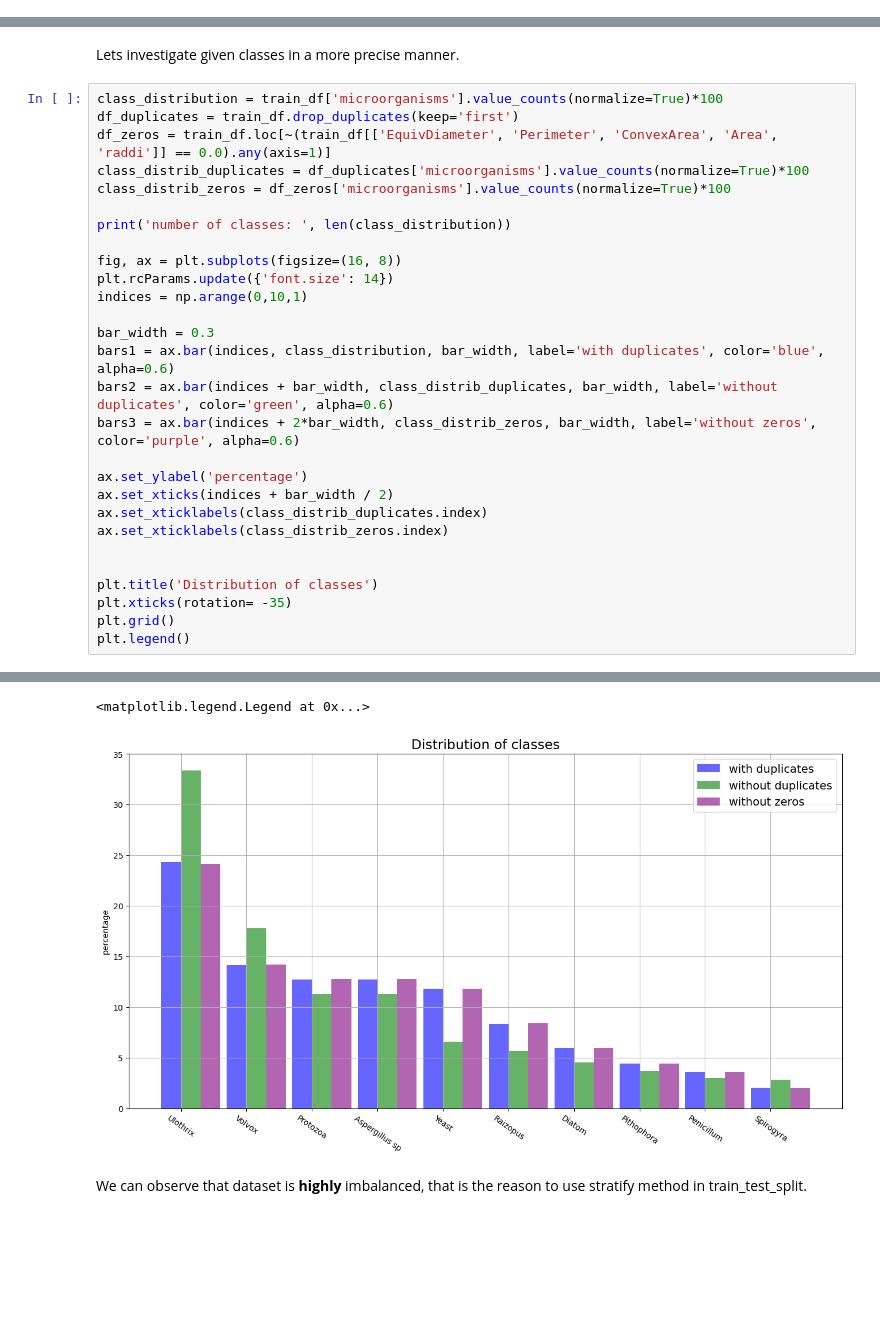
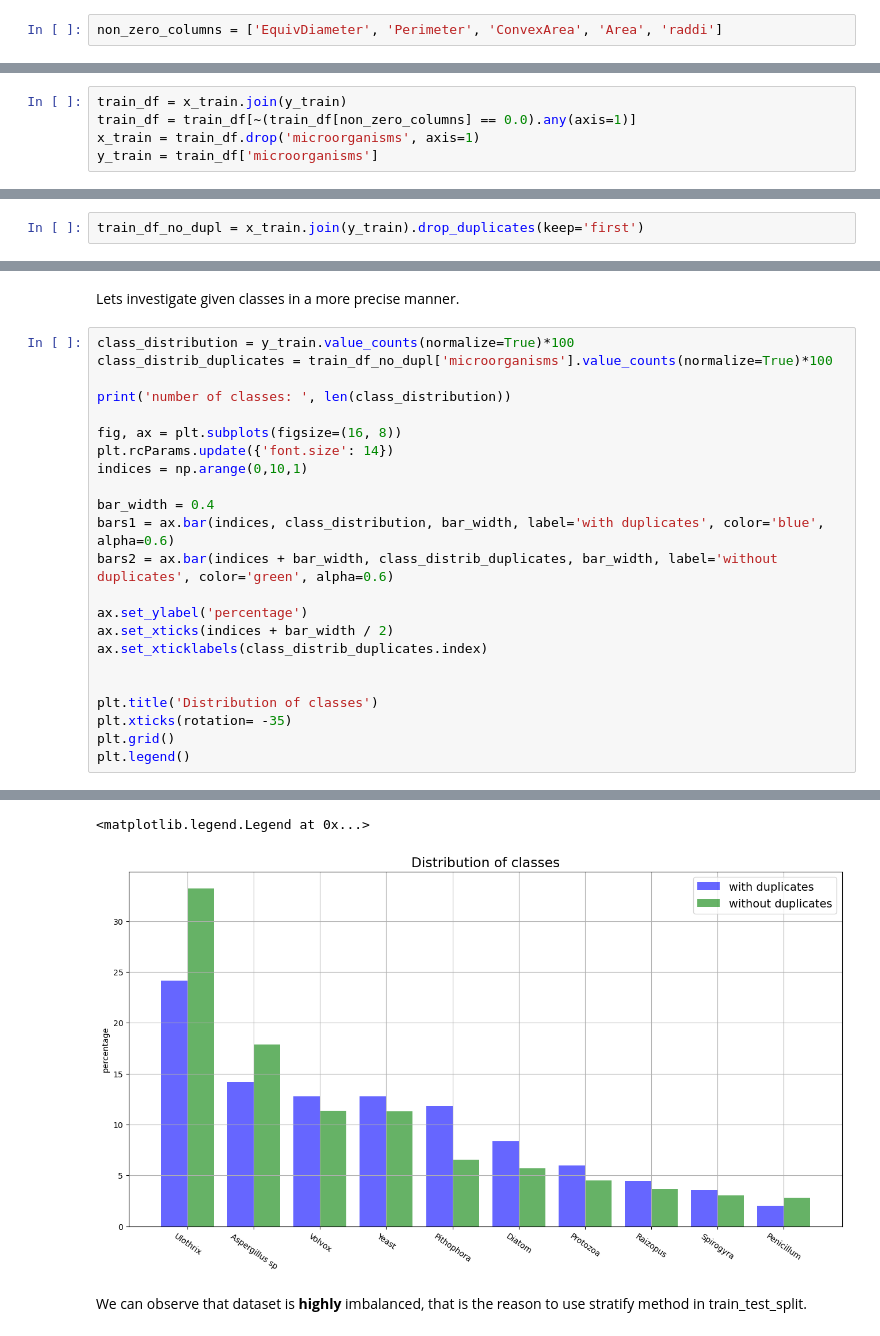
Before and after one commit to dabokva/ProjectML, a Jupyter notebook: finalDocumentation.ipynb, the cells around one changed output, grey strips where cells are left out. Drawn from its saved outputs; the diff is of its cells as text; blank space fills up the shorter version.

```diff
--- a/finalDocumentation.ipynb
+++ b/finalDocumentation.ipynb
@@ -102 +102,3 @@ number of zero values:  185
+# %%
+non_zero_columns = ['EquivDiameter', 'Perimeter', 'ConvexArea', 'Area', 'raddi']
 # %%
@@ -107,0 +110,5 @@ During the modelling we will try different options: with/without zeros.
+# %%
+train_df = x_train.join(y_train)
+train_df = train_df[~(train_df[non_zero_columns] == 0.0).any(axis=1)]
+x_train = train_df.drop('microorganisms', axis=1)
+y_train = train_df['microorganisms']
@@ -118,4 +138,6 @@ False     4776
 Name: count, dtype: int64
+# %%
+train_df_no_dupl = x_train.join(y_train).drop_duplicates(keep='first')
 # %% [markdown]
 During modelling we will try different versions of data set: with and without duplicates.
 # %% [markdown]
@@ -123,37 +145,32 @@ During modelling we will try different versions of data set: with and without du
 # %% [markdown]
 Lets investigate given classes in a more precise manner.
 # %%
-class_distribution = train_df['microorganisms'].value_counts(normalize=True)*100
-df_duplicates = train_df.drop_duplicates(keep='first')
-df_zeros = train_df.loc[~(train_df[['EquivDiameter', 'Perimeter', 'ConvexArea', 'Area', 'raddi']] == 0.0).any(axis=1)]
-class_distrib_duplicates = df_duplicates['microorganisms'].value_counts(normalize=True)*100
-class_distrib_zeros = df_zeros['microorganisms'].value_counts(normalize=True)*100
+class_distribution = y_train.value_counts(normalize=True)*100
+class_distrib_duplicates = train_df_no_dupl['microorganisms'].value_counts(normalize=True)*100
 
 print('number of classes: ', len(class_distribution))
 
 fig, ax = plt.subplots(figsize=(16, 8))
 plt.rcParams.update({'font.size': 14})
 indices = np.arange(0,10,1)
 
-bar_width = 0.3
+bar_width = 0.4
 bars1 = ax.bar(indices, class_distribution, bar_width, label='with duplicates', color='blue', alpha=0.6)
 bars2 = ax.bar(indices + bar_width, class_distrib_duplicates, bar_width, label='without duplicates', color='green', alpha=0.6)
-bars3 = ax.bar(indices + 2*bar_width, class_distrib_zeros, bar_width, label='without zeros', color='purple', alpha=0.6)
 
 ax.set_ylabel('percentage')
 ax.set_xticks(indices + bar_width / 2)
 ax.set_xticklabels(class_distrib_duplicates.index)
-ax.set_xticklabels(class_distrib_zeros.index)
 
 
 plt.title('Distribution of classes')
 plt.xticks(rotation= -35)
 plt.grid()
 plt.legend()
 # %% [output]
 number of classes:  10
 <matplotlib.legend.Legend at 0x...>
-[figure, old version]
+[figure, new version]
 # %% [markdown]
 We can observe that dataset is **highly** imbalanced, that is the reason to use stratify method in train_test_split.
 # %% [markdown]
```
Also changed, not shown: parts of 37 cells of this notebook.
